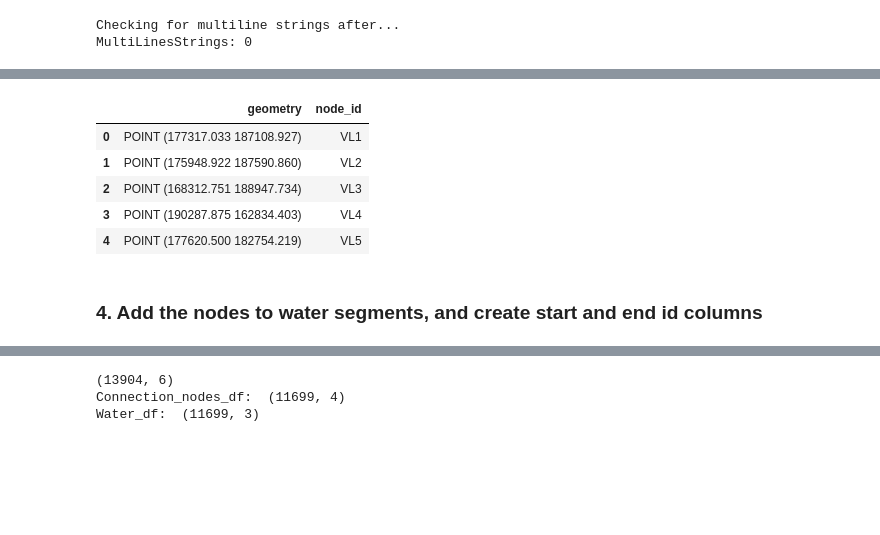
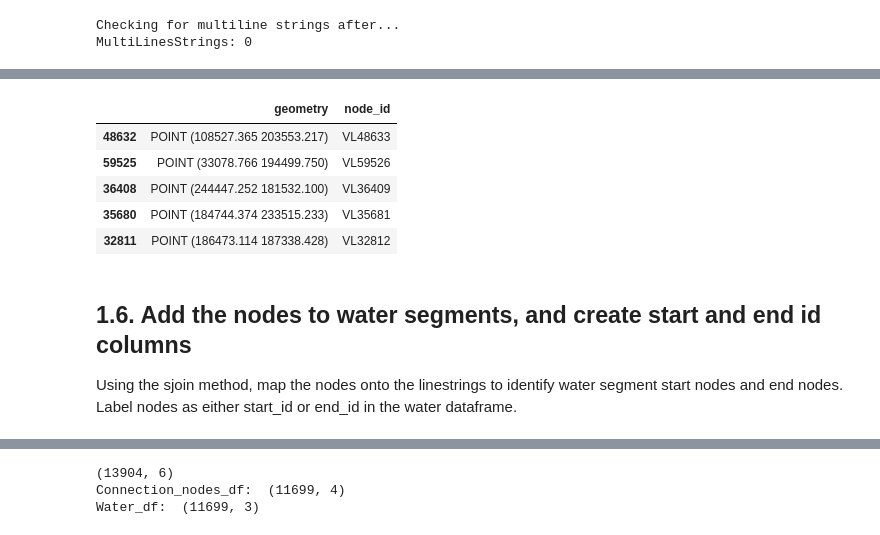
Before and after one commit to naomithiru/go-peg, a Jupyter notebook: notebooks/networks.ipynb, the cells around one changed output, grey strips where cells are left out. Cells and saved outputs as stored; diff of their text form; code cells hidden in the pictures; blank space fills up the shorter version.

```diff
--- a/notebooks/vl_network.ipynb
+++ b/notebooks/networks.ipynb
@@ -214,19 +226,21 @@ def get_nodes(id_col, region):
 # %%
 water_nodes_df = get_nodes("VHAS", "VL")
 assert len(water_nodes_df) == water_nodes_df.geometry.nunique()
-# %%
-water_nodes_df.head()
-# %% [output]
-|  | geometry | node_id |
-| 0 | POINT (177317.033 187108.927) | VL1 |
-| 1 | POINT (175948.922 187590.860) | VL2 |
-| 2 | POINT (168312.751 188947.734) | VL3 |
-| 3 | POINT (190287.875 162834.403) | VL4 |
-| 4 | POINT (177620.500 182754.219) | VL5 |
+# %%
+water_nodes_df.sample(5)
+# %% [output]
+|  | geometry | node_id |
+| 48632 | POINT (108527.365 203553.217) | VL48633 |
+| 59525 | POINT (33078.766 194499.750) | VL59526 |
+| 36408 | POINT (244447.252 181532.100) | VL36409 |
+| 35680 | POINT (184744.374 233515.233) | VL35681 |
+| 32811 | POINT (186473.114 187338.428) | VL32812 |
 # %%
 # water_nodes_df.to_file(r"data_transform\\vl_water_nodes.shp")
 # %% [markdown]
-### 4. Add the nodes to water segments, and create start and end id columns
+## 1.6. Add the nodes to water segments, and create start and end id columns
+
+Using the sjoin method, map the nodes onto the linestrings to identify water segment start nodes and end nodes. Label nodes as either start_id or end_id in the water dataframe.
 # %%
 def add_ids_to_edges():
     # Label nodes as either start_id or end_id
```
Also changed, not shown: parts of 72 cells of this notebook, 3 other files.
